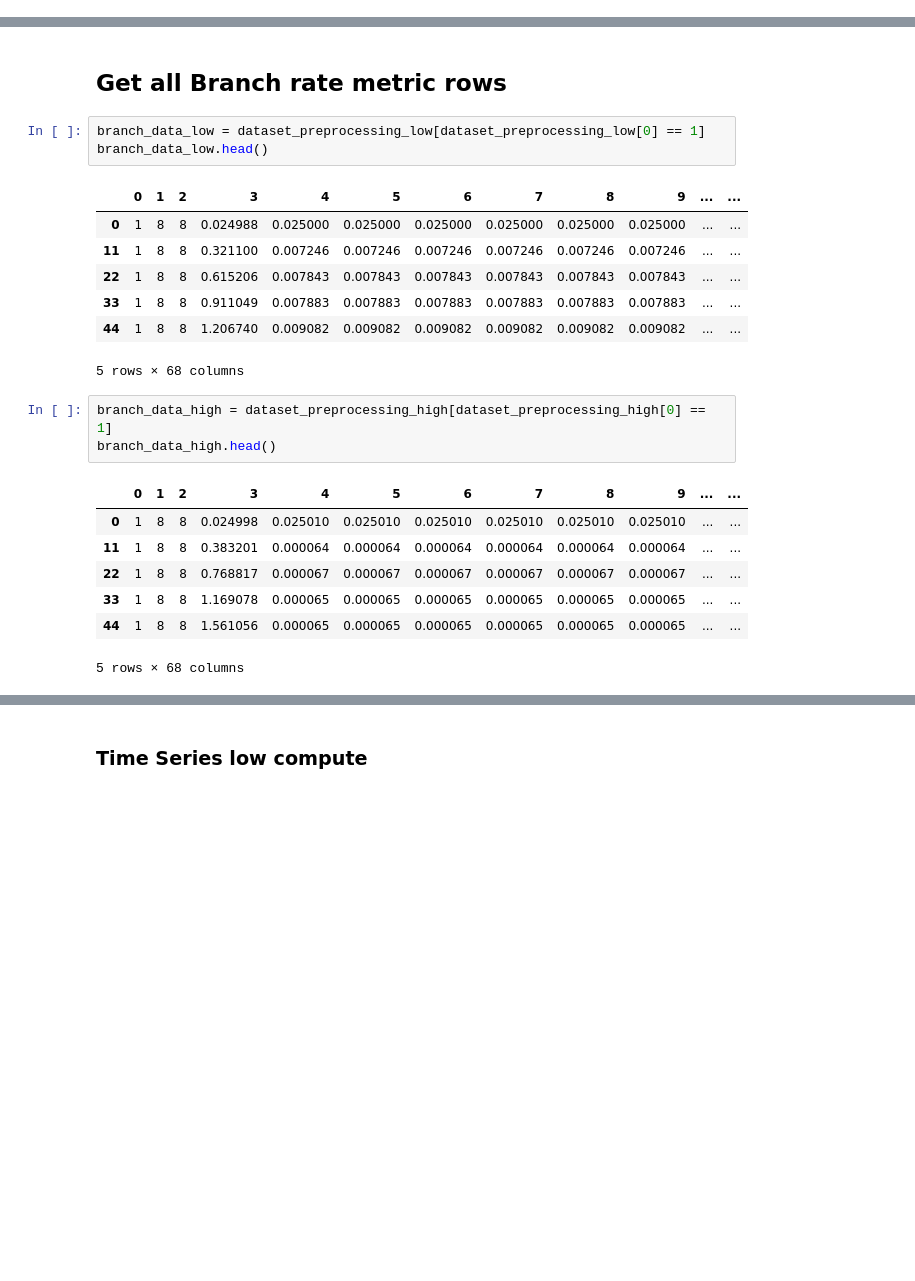
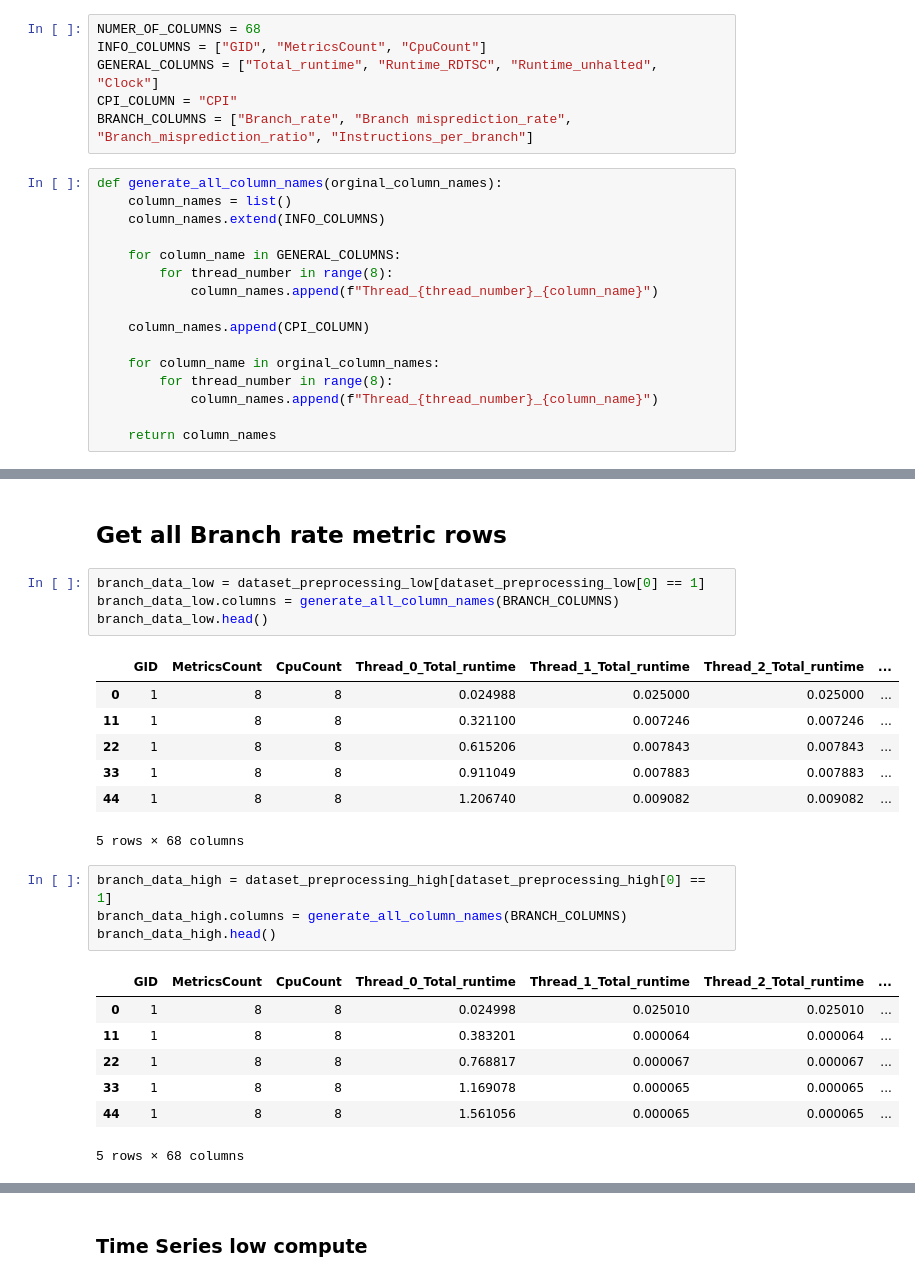
Before and after one commit to olihofmann/cas-aml, a Jupyter notebook: crypto-ransomware-detection/data-exploration.ipynb, the cells around one changed output, grey strips where cells are left out. Drawn from its saved outputs; the diff is of its cells as text; blank space fills up the shorter version.

```diff
--- a/crypto-ransomware-detection/data-exploration.ipynb
+++ b/crypto-ransomware-detection/data-exploration.ipynb
@@ -5,0 +4,22 @@ NUMER_OF_COLUMNS = 68
+# %%
+NUMER_OF_COLUMNS = 68
+INFO_COLUMNS = ["GID", "MetricsCount", "CpuCount"]
+GENERAL_COLUMNS = ["Total_runtime", "Runtime_RDTSC", "Runtime_unhalted", "Clock"]
+CPI_COLUMN = "CPI"
+BRANCH_COLUMNS = ["Branch_rate", "Branch misprediction_rate", "Branch_misprediction_ratio", "Instructions_per_branch"]
+# %%
+def generate_all_column_names(orginal_column_names):
+    column_names = list()
+    column_names.extend(INFO_COLUMNS)
+
+    for column_name in GENERAL_COLUMNS:
+        for thread_number in range(8):
+            column_names.append(f"Thread_{thread_number}_{column_name}")
+
+    column_names.append(CPI_COLUMN)
+
+    for column_name in orginal_column_names:
+        for thread_number in range(8):
+            column_names.append(f"Thread_{thread_number}_{column_name}")
+
+    return column_names
@@ -251,25 +278,27 @@ memory usage: 1.2 MB
 ## Get all Branch rate metric rows
 # %%
 branch_data_low = dataset_preprocessing_low[dataset_preprocessing_low[0] == 1]
+branch_data_low.columns = generate_all_column_names(BRANCH_COLUMNS)
 branch_data_low.head()
 # %% [output]
-|  | 0 | 1 | 2 | 3 | 4 | 5 | 6 | 7 | 8 | 9 | ... | ... |
-| 0 | 1 | 8 | 8 | 0.024988 | 0.025000 | 0.025000 | 0.025000 | 0.025000 | 0.025000 | 0.025000 | ... | ... |
-| 11 | 1 | 8 | 8 | 0.321100 | 0.007246 | 0.007246 | 0.007246 | 0.007246 | 0.007246 | 0.007246 | ... | ... |
-| 22 | 1 | 8 | 8 | 0.615206 | 0.007843 | 0.007843 | 0.007843 | 0.007843 | 0.007843 | 0.007843 | ... | ... |
-| 33 | 1 | 8 | 8 | 0.911049 | 0.007883 | 0.007883 | 0.007883 | 0.007883 | 0.007883 | 0.007883 | ... | ... |
-| 44 | 1 | 8 | 8 | 1.206740 | 0.009082 | 0.009082 | 0.009082 | 0.009082 | 0.009082 | 0.009082 | ... | ... |
+|  | GID | MetricsCount | CpuCount | Thread_0_Total_runtime | Thread_1_Total_runtime | Thread_2_Total_runtime | ... |
+| 0 | 1 | 8 | 8 | 0.024988 | 0.025000 | 0.025000 | ... |
+| 11 | 1 | 8 | 8 | 0.321100 | 0.007246 | 0.007246 | ... |
+| 22 | 1 | 8 | 8 | 0.615206 | 0.007843 | 0.007843 | ... |
+| 33 | 1 | 8 | 8 | 0.911049 | 0.007883 | 0.007883 | ... |
+| 44 | 1 | 8 | 8 | 1.206740 | 0.009082 | 0.009082 | ... |
 5 rows × 68 columns
 # %%
 branch_data_high = dataset_preprocessing_high[dataset_preprocessing_high[0] == 1]
+branch_data_high.columns = generate_all_column_names(BRANCH_COLUMNS)
 branch_data_high.head()
 # %% [output]
-|  | 0 | 1 | 2 | 3 | 4 | 5 | 6 | 7 | 8 | 9 | ... | ... |
-| 0 | 1 | 8 | 8 | 0.024998 | 0.025010 | 0.025010 | 0.025010 | 0.025010 | 0.025010 | 0.025010 | ... | ... |
-| 11 | 1 | 8 | 8 | 0.383201 | 0.000064 | 0.000064 | 0.000064 | 0.000064 | 0.000064 | 0.000064 | ... | ... |
-| 22 | 1 | 8 | 8 | 0.768817 | 0.000067 | 0.000067 | 0.000067 | 0.000067 | 0.000067 | 0.000067 | ... | ... |
-| 33 | 1 | 8 | 8 | 1.169078 | 0.000065 | 0.000065 | 0.000065 | 0.000065 | 0.000065 | 0.000065 | ... | ... |
-| 44 | 1 | 8 | 8 | 1.561056 | 0.000065 | 0.000065 | 0.000065 | 0.000065 | 0.000065 | 0.000065 | ... | ... |
+|  | GID | MetricsCount | CpuCount | Thread_0_Total_runtime | Thread_1_Total_runtime | Thread_2_Total_runtime | ... |
+| 0 | 1 | 8 | 8 | 0.024998 | 0.025010 | 0.025010 | ... |
+| 11 | 1 | 8 | 8 | 0.383201 | 0.000064 | 0.000064 | ... |
+| 22 | 1 | 8 | 8 | 0.768817 | 0.000067 | 0.000067 | ... |
+| 33 | 1 | 8 | 8 | 1.169078 | 0.000065 | 0.000065 | ... |
+| 44 | 1 | 8 | 8 | 1.561056 | 0.000065 | 0.000065 | ... |
 5 rows × 68 columns
 # %%
 branch_data_ransomware = dataset_preprocessing_ransomware[dataset_preprocessing_ransomware[0] == 1]
```
Also changed, not shown: parts of 7 cells of this notebook.
